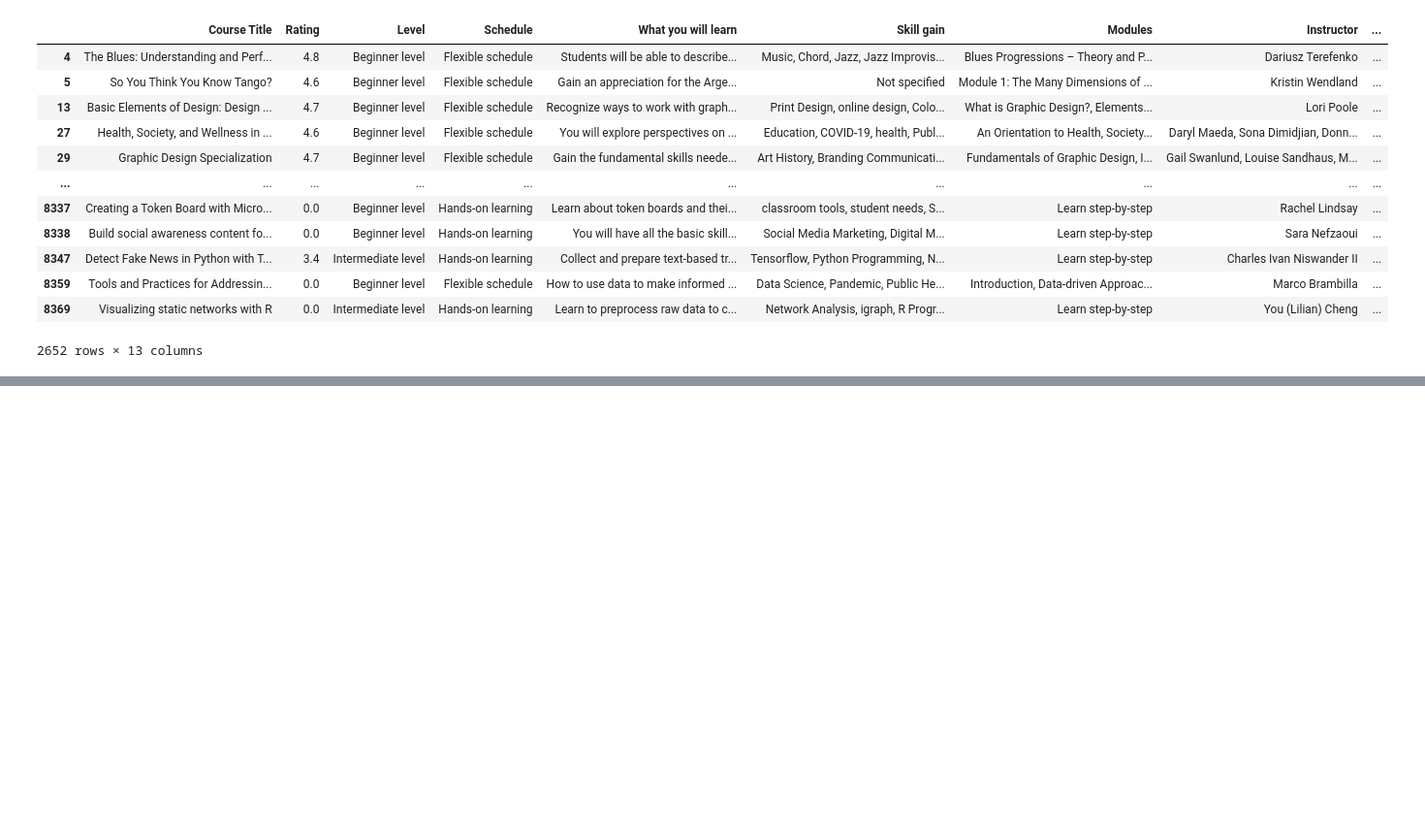
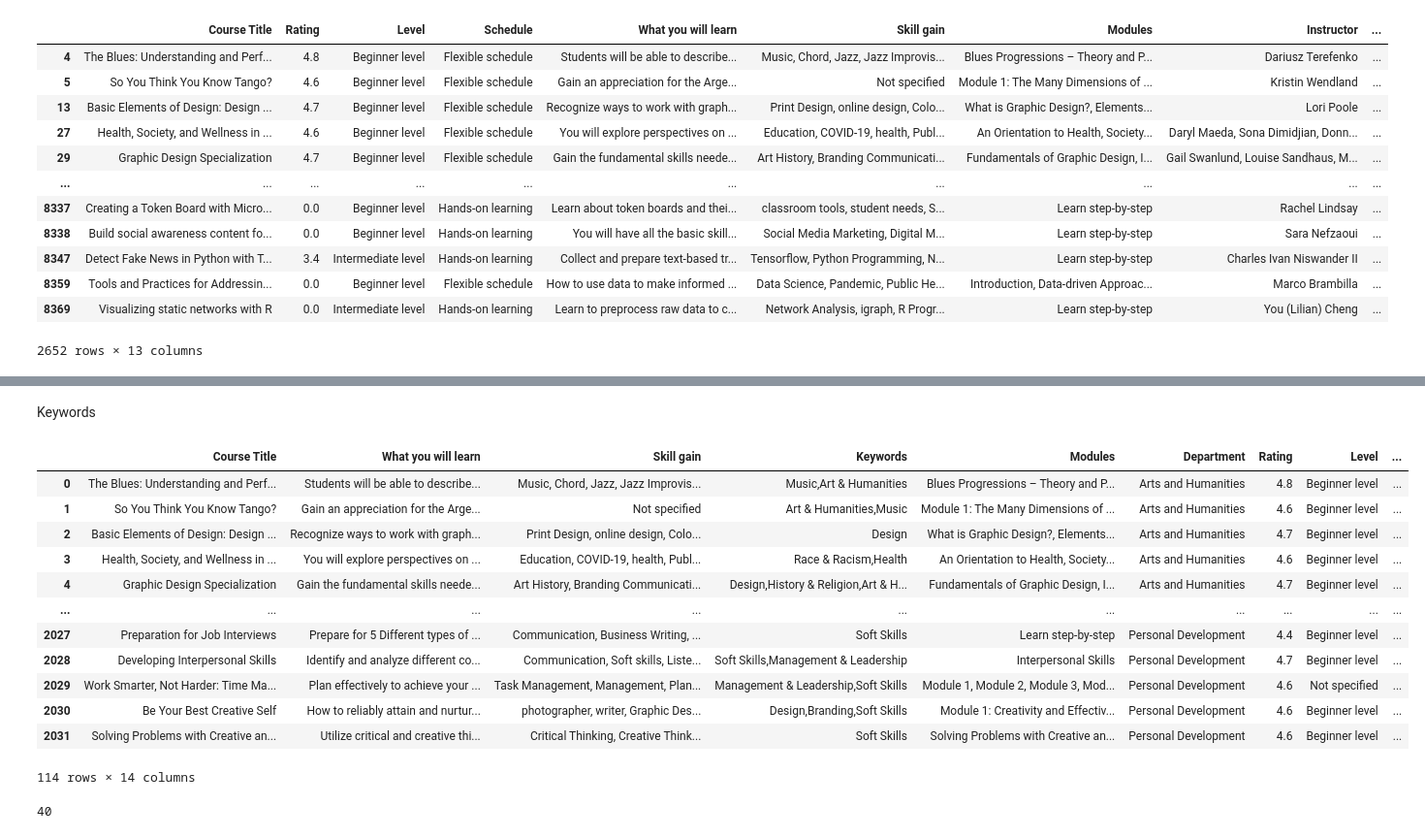
Before and after one commit to duyenle1312/lms, a Jupyter notebook: data_cleaning.ipynb, the cells around one changed output, grey strips where cells are left out. Shown at 97% size. Drawn from its saved outputs; the diff is of its cells as text; code cells hidden in the pictures; blank space fills up the shorter version.

```diff
--- a/data_cleaning.ipynb
+++ b/data_cleaning.ipynb
@@ -58,0 +150,37 @@ clean_courses.to_csv("course_data.csv", sep='\t', encoding='utf-8', index=False,
+# %% [markdown]
+Keywords
+# %%
+import pandas as pd
+
+keywords_data = pd.read_csv("data.csv")
+new_data = keywords_data.dropna(subset=["Keywords"])
+#new_data["ID"] = new_data.index
+new_data
+# %% [output]
+|  | Course Title | What you will learn | Skill gain | Keywords | Modules | Department | Rating | Level | ... |
+| 0 | The Blues: Understanding and Perf... | Students will be able to describe... | Music, Chord, Jazz, Jazz Improvis... | Music,Art & Humanities | Blues Progressions – Theory and P... | Arts and Humanities | 4.8 | Beginner level | ... |
+| 1 | So You Think You Know Tango? | Gain an appreciation for the Arge... | Not specified | Art & Humanities,Music | Module 1: The Many Dimensions of ... | Arts and Humanities | 4.6 | Beginner level | ... |
+| 2 | Basic Elements of Design: Design ... | Recognize ways to work with graph... | Print Design, online design, Colo... | Design | What is Graphic Design?, Elements... | Arts and Humanities | 4.7 | Beginner level | ... |
+| 3 | Health, Society, and Wellness in ... | You will explore perspectives on ... | Education, COVID-19, health, Publ... | Race & Racism,Health | An Orientation to Health, Society... | Arts and Humanities | 4.6 | Beginner level | ... |
+| 4 | Graphic Design Specialization | Gain the fundamental skills neede... | Art History, Branding Communicati... | Design,History & Religion,Art & H... | Fundamentals of Graphic Design, I... | Arts and Humanities | 4.7 | Beginner level | ... |
+| ... | ... | ... | ... | ... | ... | ... | ... | ... | ... |
+| 2027 | Preparation for Job Interviews | Prepare for 5 Different types of ... | Communication, Business Writing, ... | Soft Skills | Learn step-by-step | Personal Development | 4.4 | Beginner level | ... |
+| 2028 | Developing Interpersonal Skills | Identify and analyze different co... | Communication, Soft skills, Liste... | Soft Skills,Management & Leadership | Interpersonal Skills | Personal Development | 4.7 | Beginner level | ... |
+| 2029 | Work Smarter, Not Harder: Time Ma... | Plan effectively to achieve your ... | Task Management, Management, Plan... | Management & Leadership,Soft Skills | Module 1, Module 2, Module 3, Mod... | Personal Development | 4.6 | Not specified | ... |
+| 2030 | Be Your Best Creative Self | How to reliably attain and nurtur... | photographer, writer, Graphic Des... | Design,Branding,Soft Skills | Module 1: Creativity and Effectiv... | Personal Development | 4.6 | Beginner level | ... |
+| 2031 | Solving Problems with Creative an... | Utilize critical and creative thi... | Critical Thinking, Creative Think... | Soft Skills | Solving Problems with Creative an... | Personal Development | 4.6 | Beginner level | ... |
+114 rows × 14 columns
+# %%
+keywords_list = []
+for index, i in new_data.iterrows():
+    keyword = i["Keywords"]
+
+    arr = keyword.split(',')
+    keywords_list.extend(arr)
+    #print(keywords_list)
+
+keywords_set = list(set(keywords_list))
+keywords_set.sort()
+print(len(keywords_set))
+# %% [output]
+40
```
Also changed, not shown: parts of 17 cells of this notebook, 20 other files.
